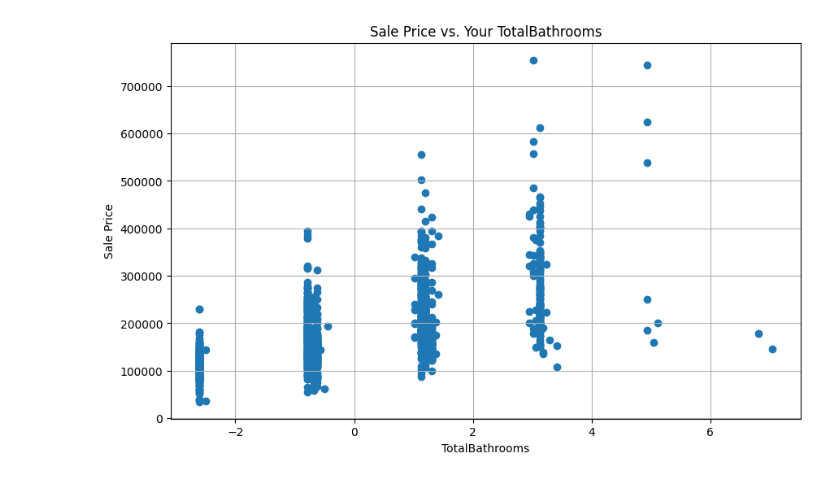
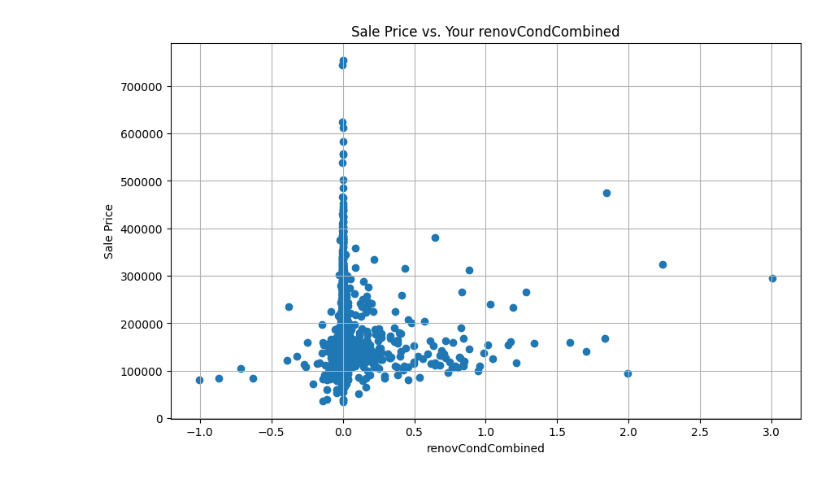
Before and after one commit to jadosh123/PredictingHousePrices, a Jupyter notebook: feature-engineering.ipynb, the cells around one changed output. Drawn from its saved outputs; the diff is of its cells as text; code cells hidden in the pictures.

```diff
--- a/feature-engineering.ipynb
+++ b/feature-engineering.ipynb
@@ -60,27 +61,36 @@ df_train['GarageSize'] = df_train['GarageCars'] + df_train['GarageArea']
 df_test['GarageSize'] = df_test['GarageCars'] + df_test['GarageArea']
 
 df_train['TotalRoomSfAboveGr'] = (df_train['1stFlrSF'] + df_train['2ndFlrSF']) + df_train['GarageCars']
+df_test['TotalRoomSfAboveGr'] = (df_test['1stFlrSF'] + df_test['2ndFlrSF']) + df_test['GarageCars']
+
 df_train['HouseValue'] = df_train['OverallQual'] + df_train['OverallCond'] + df_train['TotalRoomSfAboveGr']
-df_test['TotalRoomSfAboveGr'] = (df_test['1stFlrSF'] + df_test['2ndFlrSF']) + df_test['GarageCars']
 df_test['HouseValue'] = df_test['OverallQual'] + df_test['OverallCond'] + df_test['TotalRoomSfAboveGr']
 
 df_train['BdRmPerRoom'] = df_train['BedroomAbvGr'] / df_train['TotRmsAbvGrd']
 df_test['BdRmPerRoom'] = df_test['BedroomAbvGr'] / df_test['TotRmsAbvGrd']
-
 
 df_train['TotalBathrooms'] = df_train['BsmtFullBath'] + df_train['FullBath'] + df_train['HalfBath']
 df_test['TotalBathrooms'] = df_test['BsmtFullBath'] + df_test['FullBath'] + df_test['HalfBath']
 
 df_train['TotalRooms'] = df_train['TotalBathrooms'] + df_train['TotRmsAbvGrd']
 df_test['TotalRooms'] = df_test['TotalBathrooms'] + df_test['TotRmsAbvGrd']
+
+df_train['HouseQual'] = (df_train['OverallCond'] + df_train['OverallQual'])
+df_test['HouseQual'] = (df_test['OverallCond'] + df_test['OverallQual'])
+
+df_train['lastRenov'] = ((df_train['YearRemodAdd'] - df_train['YearBuilt']) ** 2) / 2
+df_test['lastRenov'] = ((df_test['YearBuilt'] - df_test['YearRemodAdd']) ** 2) / 2
+
+df_train['renovCondCombined'] = (df_train['lastRenov'] / df_train['lastRenov'].max()) * df_train['OverallCond']
+df_test['renovCondCombined'] = (df_test['lastRenov'] / df_test['lastRenov'].max()) * df_test['OverallCond']
 # %%
 # Plot any single feature against saleprices
 plt.figure(figsize=(10, 6))
-plt.scatter(df_train['TotalBathrooms'], df_train['SalePrice'])
-plt.xlabel('TotalBathrooms')
+plt.scatter(df_train['renovCondCombined'], df_train['SalePrice'])
+plt.xlabel('renovCondCombined')
 plt.ylabel('Sale Price')
-plt.title('Sale Price vs. Your TotalBathrooms')
+plt.title('Sale Price vs. Your renovCondCombined')
 plt.grid(True)
 plt.show()
 # %% [output]
-[figure, old version]
+[figure, new version]
```
Also changed, not shown: parts of 2 cells of this notebook, 2 other files.
